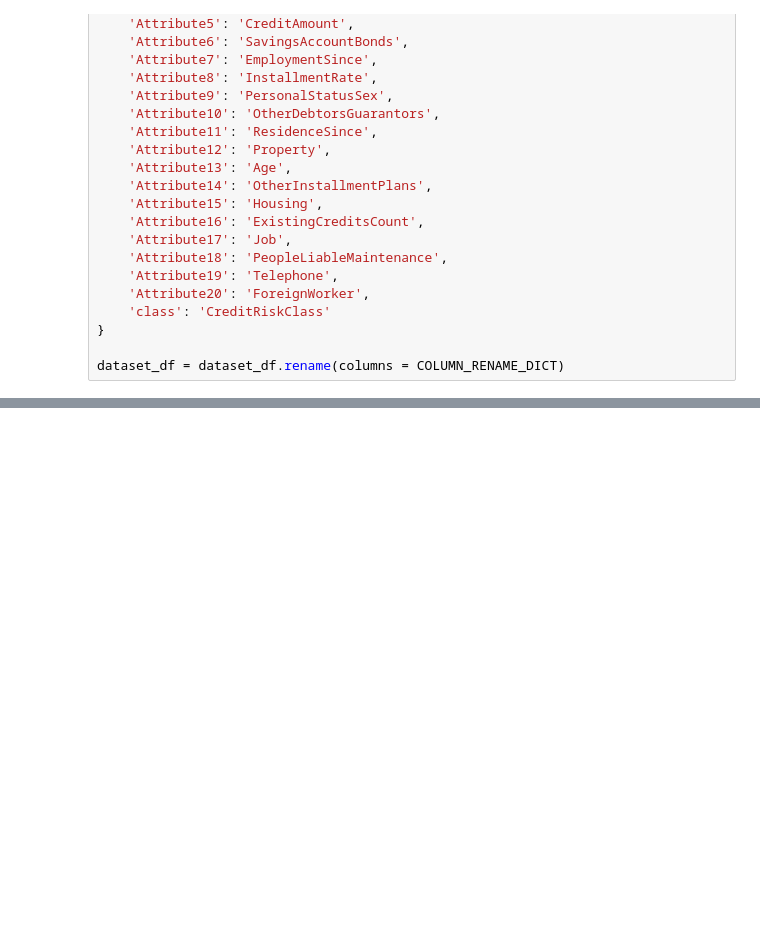
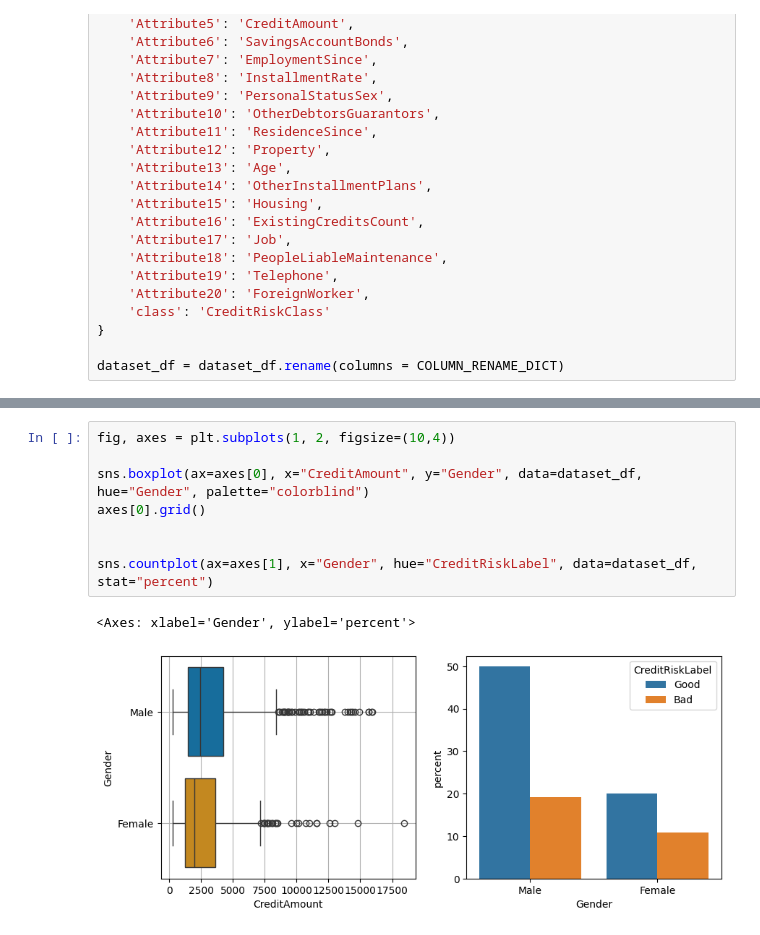
Before and after one commit to LucasVon0645/DSI-Project---Credit-Risk-Prediction, a Jupyter notebook: project.ipynb, the cells around one changed output, grey strips where cells are left out. Drawn from its saved outputs; the diff is of its cells as text; blank space fills up the shorter version.

```diff
--- a/project.ipynb
+++ b/project.ipynb
@@ -92,0 +291,11 @@ dataset_df
+# %%
+fig, axes = plt.subplots(1, 2, figsize=(10,4))
+
+sns.boxplot(ax=axes[0], x="CreditAmount", y="Gender", data=dataset_df, hue="Gender", palette="colorblind")
+axes[0].grid()
+
+
+sns.countplot(ax=axes[1], x="Gender", hue="CreditRiskLabel", data=dataset_df, stat="percent")
+# %% [output]
+<Axes: xlabel='Gender', ylabel='percent'>
+[figure, added]
```
Also changed, not shown: parts of 24 cells of this notebook, 1 other file.
